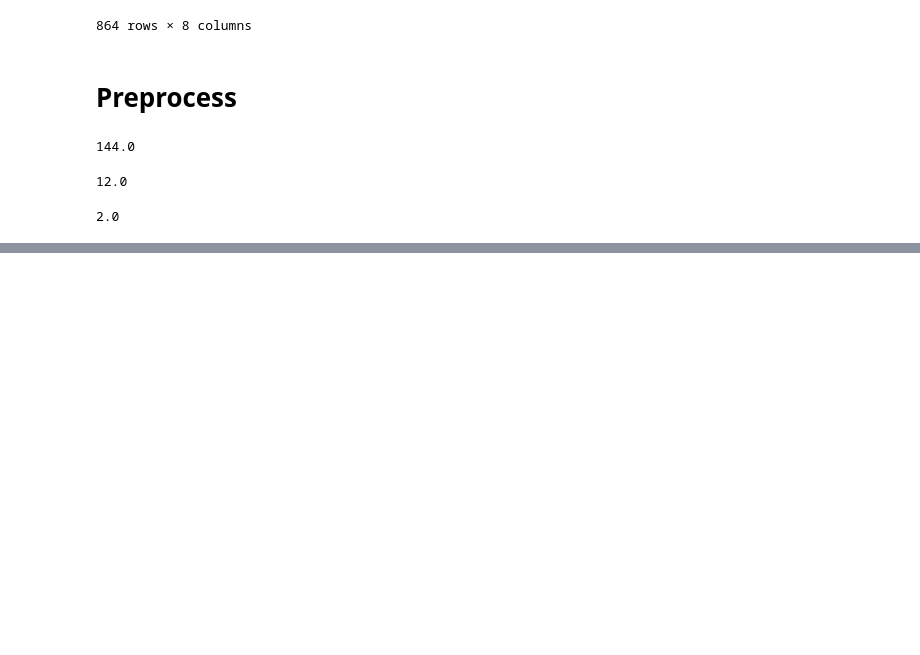
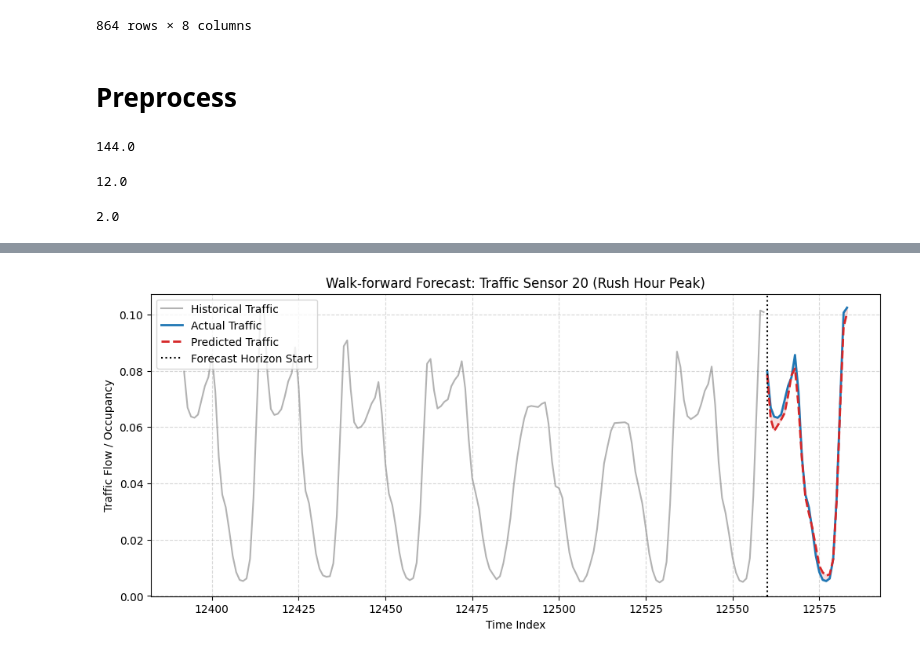
Before and after one commit to modhudeb/mdst-timeseries-forecasting, a Jupyter notebook: mdst_traffic.ipynb, the cells around one changed output, grey strips where cells are left out. Saved outputs shown, nothing was run; the diff lists cells and outputs as text; code cells hidden in the pictures; blank space fills up the shorter version.

```diff
--- a/mdst_traffic.ipynb
+++ b/mdst_traffic.ipynb
@@ -543,0 +590,35 @@ Step 24 --> R²=0.7336, RMSE=0.0296, MAE=0.0147, MSE=0.0009, SMAPE=32.32%, RSE=0
+# %%
+# Walk-forward Forecast
+
+sensor_idx = 20
+peak_window_idx = np.argmax(np.max(y_test[:, :, sensor_idx], axis=1))
+
+context_start = peak_window_idx
+context_end = peak_window_idx + window_size
+forecast_start = context_end
+forecast_end = context_end + forecast_horizon
+
+plt.figure(figsize=(12, 5))
+
+plt.plot(df_test.index[context_start:context_end],
+         df_test.iloc[context_start:context_end, sensor_idx],
+         label='Historical Traffic', color='gray', alpha=0.6)
+
+forecast_index = df_test.index[forecast_start:forecast_end]
+actual_vals = y_test[peak_window_idx, :, sensor_idx].flatten()
+pred_vals = y_pred[peak_window_idx, :, sensor_idx].flatten()
+
+plt.plot(forecast_index, actual_vals, label='Actual Traffic', color='tab:blue', linewidth=2)
+plt.plot(forecast_index, pred_vals, label='Predicted Traffic', color='tab:red', linestyle='--', linewidth=2)
+
+plt.axvline(x=df_test.index[forecast_start], color='black', linestyle=':', label='Forecast Horizon Start')
+plt.fill_between(forecast_index, actual_vals, pred_vals, color='tab:red', alpha=0.15)
+
+plt.title(f'Walk-forward Forecast: Traffic Sensor {sensor_idx} (Rush Hour Peak)')
+plt.xlabel('Time Index')
+plt.ylabel('Traffic Flow / Occupancy')
+plt.legend(loc='upper left')
+plt.grid(True, linestyle='--', alpha=0.5)
+plt.show()
+# %% [output]
+[figure, added]
```
Also changed, not shown: parts of 43 cells of this notebook, 3 other files.
